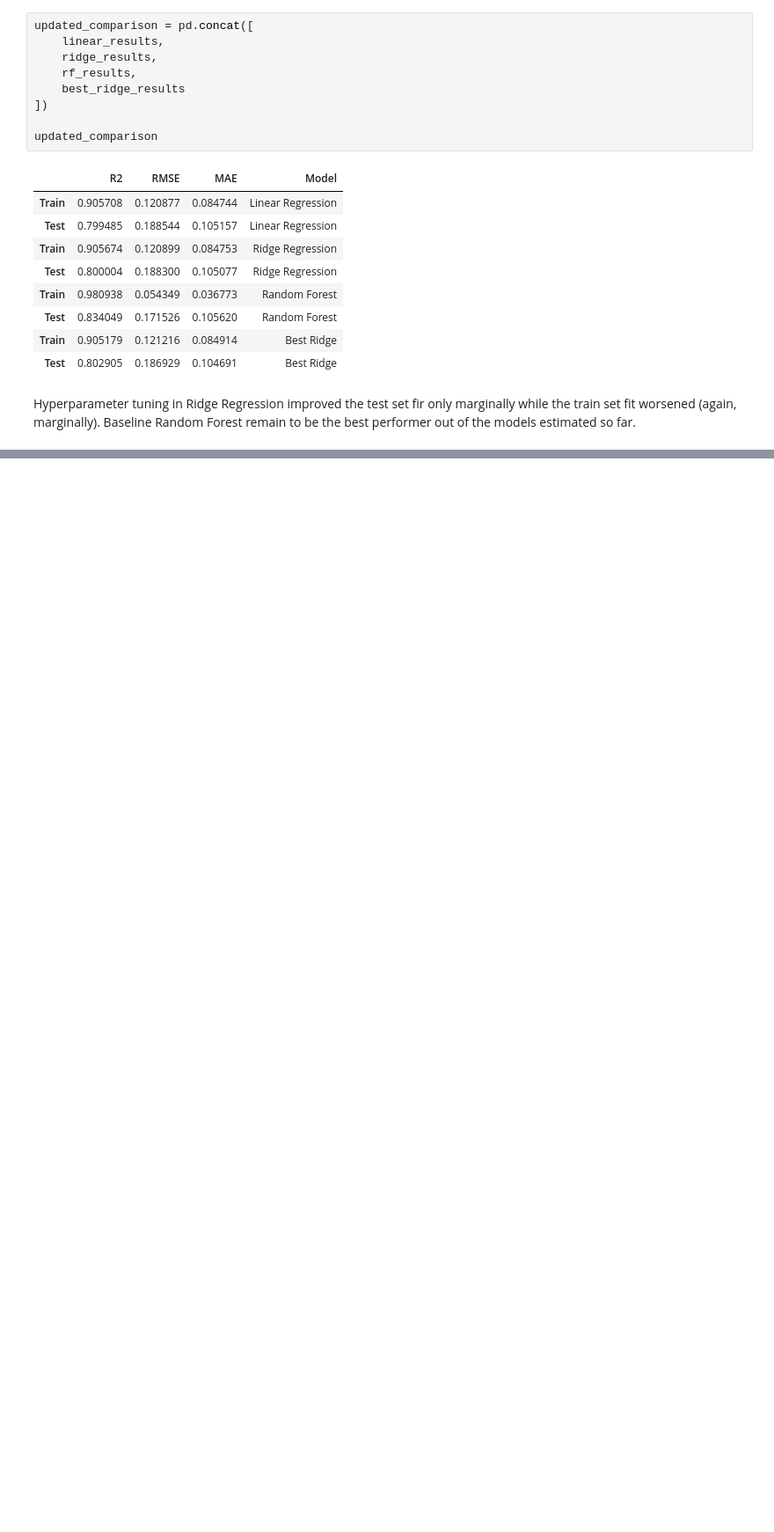
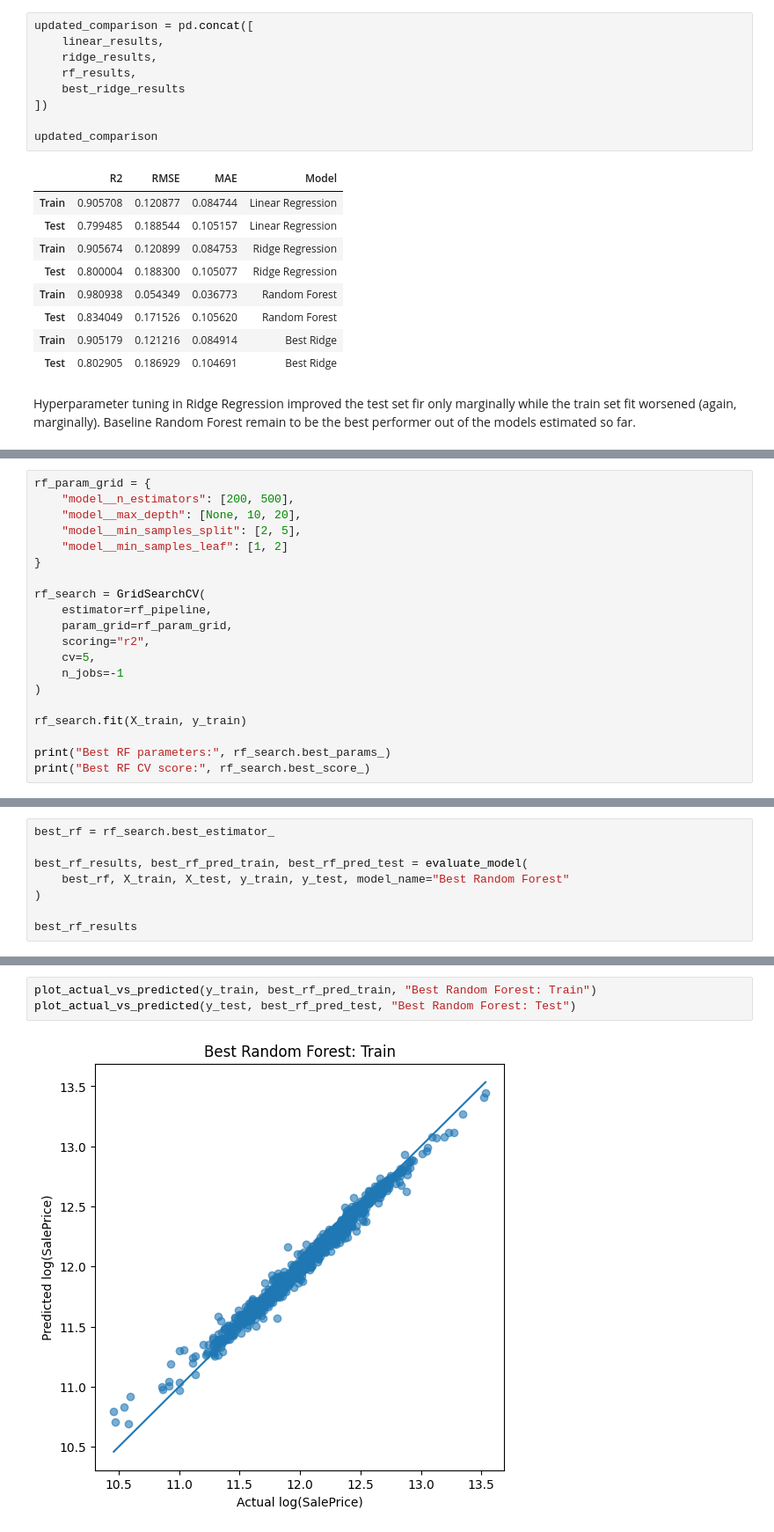
Before and after one commit to hisarciklilar/heritage-housing-issues, a Jupyter notebook: jupyter_notebooks/05_Modeling_and_ML_Pipeline.ipynb, the cells around one changed output, grey strips where cells are left out. Shown at 88% size. Saved outputs shown, nothing was run; the diff lists cells and outputs as text; blank space fills up the shorter version.

Commit message:
Perform hyperparameter tuning - Random Forest

```diff
--- a/jupyter_notebooks/05_Modeling_and_ML_Pipeline.ipynb
+++ b/jupyter_notebooks/05_Modeling_and_ML_Pipeline.ipynb
@@ -601,0 +604,20 @@ Hyperparameter tuning in Ridge Regression improved the test set fir only margina
+# %%
+rf_param_grid = {
+    "model__n_estimators": [200, 500],
+    "model__max_depth": [None, 10, 20],
+    "model__min_samples_split": [2, 5],
+    "model__min_samples_leaf": [1, 2]
+}
+
+rf_search = GridSearchCV(
+    estimator=rf_pipeline,
+    param_grid=rf_param_grid,
+    scoring="r2",
+    cv=5,
+    n_jobs=-1
+)
+
+rf_search.fit(X_train, y_train)
+
+print("Best RF parameters:", rf_search.best_params_)
+print("Best RF CV score:", rf_search.best_score_)
@@ -601,0 +627,8 @@ Hyperparameter tuning in Ridge Regression improved the test set fir only margina
+# %%
+best_rf = rf_search.best_estimator_
+
+best_rf_results, best_rf_pred_train, best_rf_pred_test = evaluate_model(
+    best_rf, X_train, X_test, y_train, y_test, model_name="Best Random Forest"
+)
+
+best_rf_results
@@ -601,0 +639,5 @@ Hyperparameter tuning in Ridge Regression improved the test set fir only margina
+# %%
+plot_actual_vs_predicted(y_train, best_rf_pred_train, "Best Random Forest: Train")
+plot_actual_vs_predicted(y_test, best_rf_pred_test, "Best Random Forest: Test")
+# %% [output]
+[figure, added]
```
Also changed, not shown: parts of 5 cells of this notebook.
